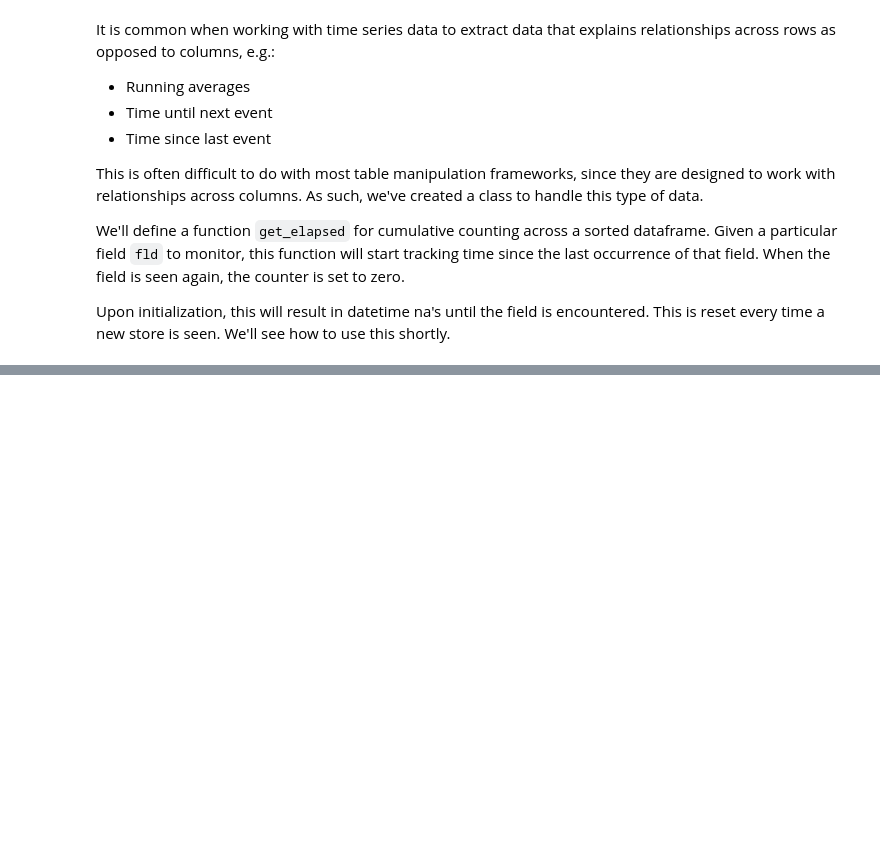
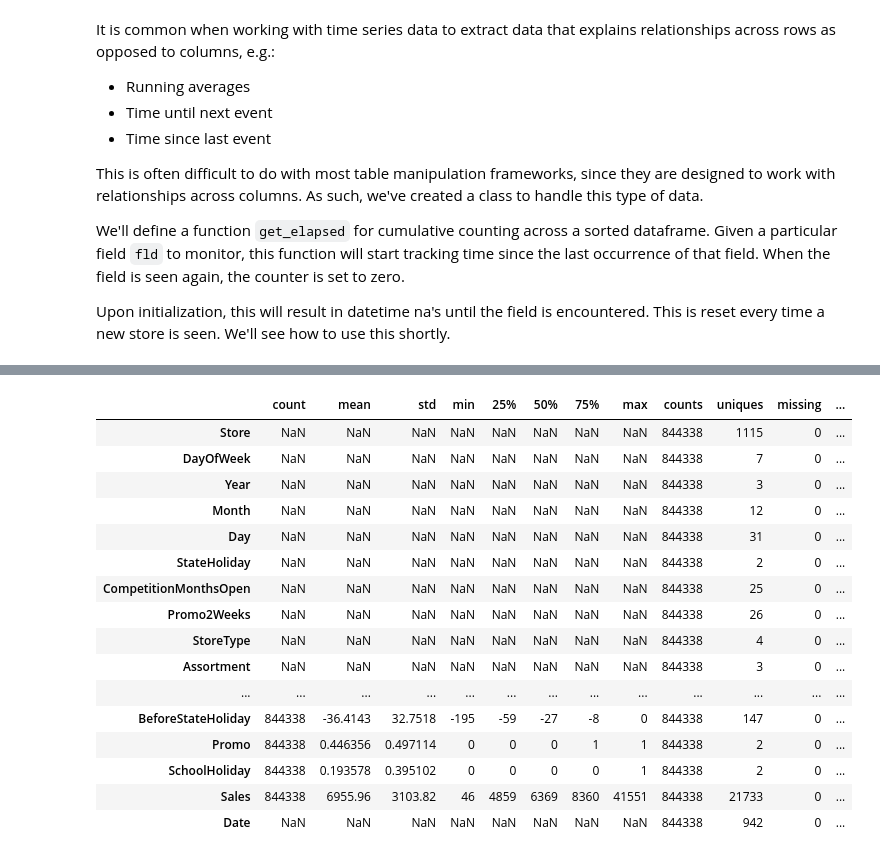
Before and after one commit to ilirium/fastai, a Jupyter notebook: courses/dl1/ilirium-lesson3-a_understanding_input_data.ipynb, the cells around one changed output, grey strips where cells are left out. Saved outputs shown, nothing was run; the diff lists cells and outputs as text; code cells hidden in the pictures; blank space fills up the shorter version.

```diff
--- a/courses/dl1/ilirium-lesson3-a_understanding_input_data.ipynb
+++ b/courses/dl1/ilirium-lesson3-a_understanding_input_data.ipynb
@@ -982,0 +1316,2 @@ Upon initialization, this will result in datetime na's until the field is encoun
+# %%
+joined = pd.read_feather(f'{PATH}joined')
@@ -982,0 +1369,17 @@ Upon initialization, this will result in datetime na's until the field is encoun
+# %%
+cat_vars = ['Store', 'DayOfWeek', 'Year', 'Month', 'Day', 'StateHoliday', 'CompetitionMonthsOpen',
+    'Promo2Weeks', 'StoreType', 'Assortment', 'PromoInterval', 'CompetitionOpenSinceYear', 'Promo2SinceYear',
+    'State', 'Week', 'Events', 'Promo_fw', 'Promo_bw', 'StateHoliday_fw', 'StateHoliday_bw',
+    'SchoolHoliday_fw', 'SchoolHoliday_bw']
+
+contin_vars = ['CompetitionDistance', 'Max_TemperatureC', 'Mean_TemperatureC', 'Min_TemperatureC',
+   'Max_Humidity', 'Mean_Humidity', 'Min_Humidity', 'Max_Wind_SpeedKm_h',
+   'Mean_Wind_SpeedKm_h', 'CloudCover', 'trend', 'trend_DE',
+   'AfterStateHoliday', 'BeforeStateHoliday', 'Promo', 'SchoolHoliday']
+
+# contin_vars = ['CompetitionDistance', 'Max_TemperatureC', 'Mean_TemperatureC', 'Min_TemperatureC',
+#    'Max_Humidity', 'Mean_Humidity', 'Min_Humidity', 'Max_Wind_SpeedKm_h',
+#    'Mean_Wind_SpeedKm_h', 'CloudCover', 'trend', 'trend_DE',
+#    'Promo', 'SchoolHoliday']
+
+n = len(joined); n
@@ -982,0 +1414,6 @@ Upon initialization, this will result in datetime na's until the field is encoun
+# %%
+dep = 'Sales'
+joined = joined[cat_vars + contin_vars + [dep, 'Date']].copy()
+
+# joined.copy()
+# Make a copy of this object's indices and data.
@@ -982,0 +1438,25 @@ Upon initialization, this will result in datetime na's until the field is encoun
+# %%
+for v in cat_vars:
+    joined[v] = joined[v].astype('category').cat.as_ordered()
+# %%
+# ITSMY:
+
+DataFrameSummary(joined).summary().T
+# %% [output]
+|  | count | mean | std | min | 25% | 50% | 75% | max | counts | uniques | missing | ... |
+| Store | NaN | NaN | NaN | NaN | NaN | NaN | NaN | NaN | 844338 | 1115 | 0 | ... |
+| DayOfWeek | NaN | NaN | NaN | NaN | NaN | NaN | NaN | NaN | 844338 | 7 | 0 | ... |
+| Year | NaN | NaN | NaN | NaN | NaN | NaN | NaN | NaN | 844338 | 3 | 0 | ... |
+| Month | NaN | NaN | NaN | NaN | NaN | NaN | NaN | NaN | 844338 | 12 | 0 | ... |
+| Day | NaN | NaN | NaN | NaN | NaN | NaN | NaN | NaN | 844338 | 31 | 0 | ... |
+| StateHoliday | NaN | NaN | NaN | NaN | NaN | NaN | NaN | NaN | 844338 | 2 | 0 | ... |
+| CompetitionMonthsOpen | NaN | NaN | NaN | NaN | NaN | NaN | NaN | NaN | 844338 | 25 | 0 | ... |
+| Promo2Weeks | NaN | NaN | NaN | NaN | NaN | NaN | NaN | NaN | 844338 | 26 | 0 | ... |
+| StoreType | NaN | NaN | NaN | NaN | NaN | NaN | NaN | NaN | 844338 | 4 | 0 | ... |
+| Assortment | NaN | NaN | NaN | NaN | NaN | NaN | NaN | NaN | 844338 | 3 | 0 | ... |
+| ... | ... | ... | ... | ... | ... | ... | ... | ... | ... | ... | ... | ... |
+| BeforeStateHoliday | 844338 | -36.4143 | 32.7518 | -195 | -59 | -27 | -8 | 0 | 844338 | 147 | 0 | ... |
+| Promo | 844338 | 0.446356 | 0.497114 | 0 | 0 | 0 | 1 | 1 | 844338 | 2 | 0 | ... |
+| SchoolHoliday | 844338 | 0.193578 | 0.395102 | 0 | 0 | 0 | 0 | 1 | 844338 | 2 | 0 | ... |
+| Sales | 844338 | 6955.96 | 3103.82 | 46 | 4859 | 6369 | 8360 | 41551 | 844338 | 21733 | 0 | ... |
+| Date | NaN | NaN | NaN | NaN | NaN | NaN | NaN | NaN | 844338 | 942 | 0 | ... |
```
Also changed, not shown: parts of 155 cells of this notebook.
